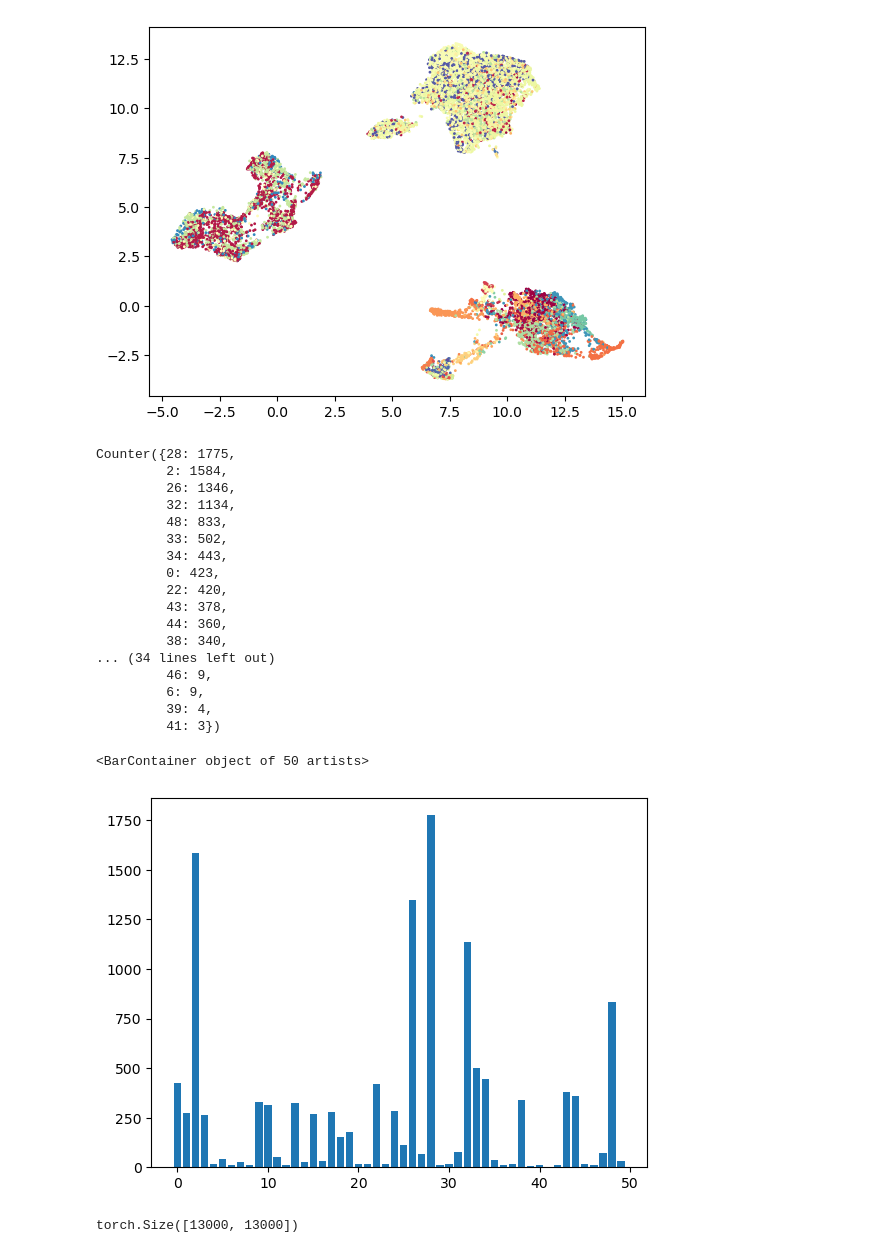
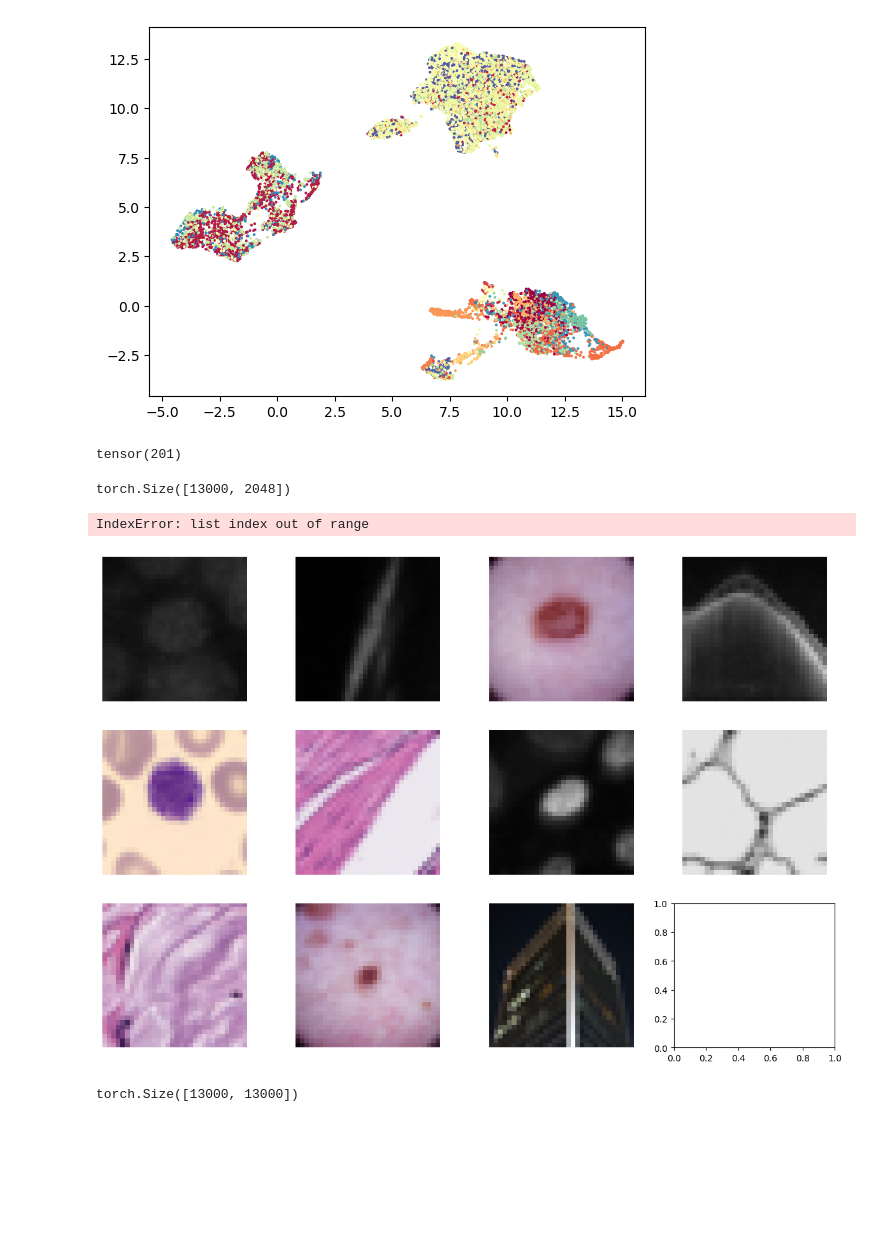
Before and after one commit to thai-chicken/ensemble-ai2024, a Jupyter notebook: modelstealing/load_dataset.ipynb, the cells around one changed output. Saved outputs shown, nothing was run; the diff lists cells and outputs as text; code cells hidden in the pictures; blank space fills up the shorter version.

Commit message:
get_wodzes

```diff
--- a/modelstealing/load_dataset.ipynb
+++ b/modelstealing/load_dataset.ipynb
@@ -24,7 +24,7 @@ import numpy as np
 # %%
 victim_model = models.__dict__["resnet50"]()
 checkpoint = torch.load(
-    "/home/bartosz.cywinski@aiclearing.com/code/ensemble-ai2024/end2end-stealing/pretrained_weights/checkpoint_0099.pth.tar",
+    "/home/hack12/ensemble-ai2024/end2end-stealing/pretrained_weights/checkpoint_0099.pth.tar",
     map_location="cpu",
 )
 state_dict = checkpoint["state_dict"]
@@ -116,25 +109,21 @@ class_cnt = Counter(labels_int)
-# %%
-class_cnt
-# %% [output]
-Counter({28: 1775,
-         2: 1584,
-         26: 1346,
-         32: 1134,
-         48: 833,
-         33: 502,
-         34: 443,
-         0: 423,
-         22: 420,
-         43: 378,
-         44: 360,
-         38: 340,
-... (34 lines left out)
-         46: 9,
-         6: 9,
-         39: 4,
-         41: 3})
-# %%
-plt.bar(class_cnt.keys(), class_cnt.values())
-# %% [output]
-<BarContainer object of 50 artists>
-[figure, removed]
+# %%
+images_to_return = []
+features_to_return = []
+indexes = []
+
+random_index = torch.randint(low=0, high=len(features), size=(1,))
+
+features_to_return.append(features[random_index])
+images_to_return.append(dataset[random_index])
+indexes.append(random_index)
+
+distances = torch.cdist(features[indexes], features)
+sum_distances = torch.sum(distances, dim=0, keepdim=True)
+max_value_index = torch.argmax(sum_distances)
+max_value_index
+# %% [output]
+tensor(201)
+# %%
+features.shape
+# %% [output]
+torch.Size([13000, 2048])
@@ -141,3 +165,23 @@ plt.bar(class_cnt.keys(), class_cnt.values())
+# %%
+import matplotlib.pyplot as plt
+
+xd_feat, xd_images = get_wodzes(features, dataset)
+
+
+
+def plot_images(xd_images):
+    fig, axs = plt.subplots(3, 4, figsize=(15, 10))
+
+    for i, ax in enumerate(axs.flatten()):
+        ax.imshow(xd_images[i][1])
+        ax.axis('off')
+
+    plt.tight_layout()
+    plt.show()
+plot_images(xd_images)
+# %% [output]
+IndexError: list index out of range
+[figure, added]
 # %%
 distances = torch.cdist(features, features)
 # %%
```
Also changed, not shown: parts of 9 cells of this notebook.
